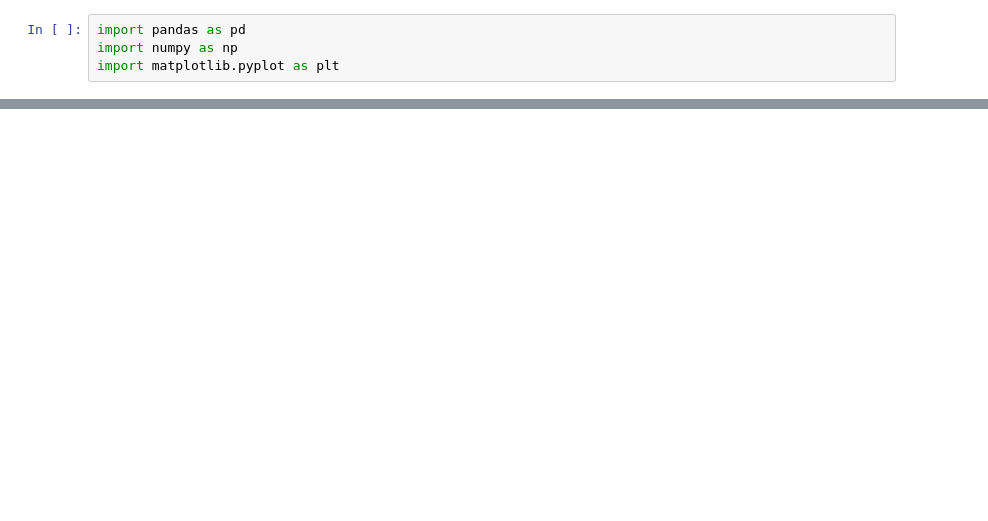
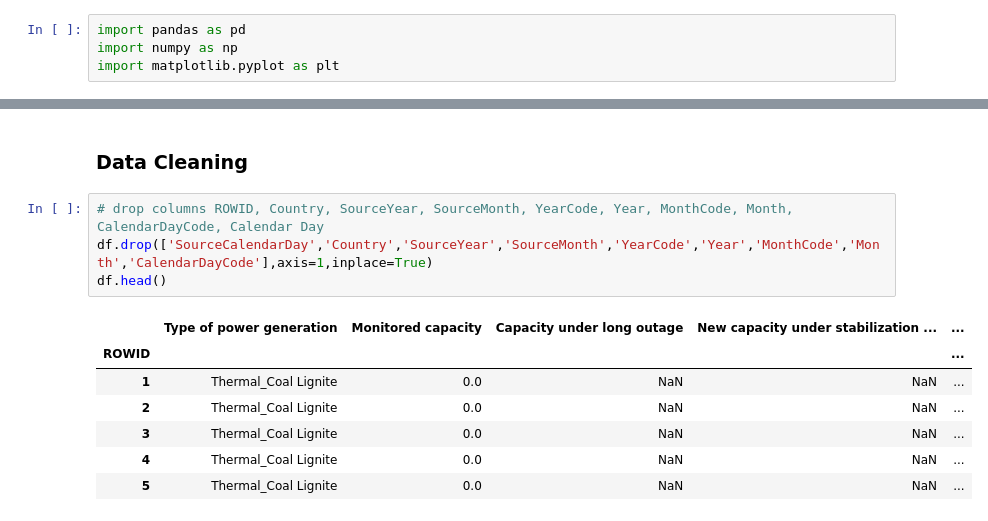
Before and after one commit to paritosh-101/smart_city_project2, a Jupyter notebook: scratch.ipynb, the cells around one changed output, grey strips where cells are left out. Drawn from its saved outputs; the diff is of its cells as text; blank space fills up the shorter version.

Commit message:
cleaning progress

```diff
--- a/scratch.ipynb
+++ b/scratch.ipynb
@@ -16 +18,15 @@ df.head()
 5 rows × 24 columns
+# %% [markdown]
+### Data Cleaning
+# %%
+# drop columns ROWID, Country, SourceYear, SourceMonth, YearCode, Year, MonthCode, Month, CalendarDayCode, Calendar Day
+df.drop(['SourceCalendarDay','Country','SourceYear','SourceMonth','YearCode','Year','MonthCode','Month','CalendarDayCode'],axis=1,inplace=True)
+df.head()
+# %% [output]
+|  | Type of power generation | Monitored capacity | Capacity under long outage | New capacity under stabilization ... | ... |
+| ROWID |  |  |  |  | ... |
+| 1 | Thermal_Coal Lignite | 0.0 | NaN | NaN | ... |
+| 2 | Thermal_Coal Lignite | 0.0 | NaN | NaN | ... |
+| 3 | Thermal_Coal Lignite | 0.0 | NaN | NaN | ... |
+| 4 | Thermal_Coal Lignite | 0.0 | NaN | NaN | ... |
+| 5 | Thermal_Coal Lignite | 0.0 | NaN | NaN | ... |
```
Also changed, not shown: parts of 6 cells of this notebook, 1 other file.
